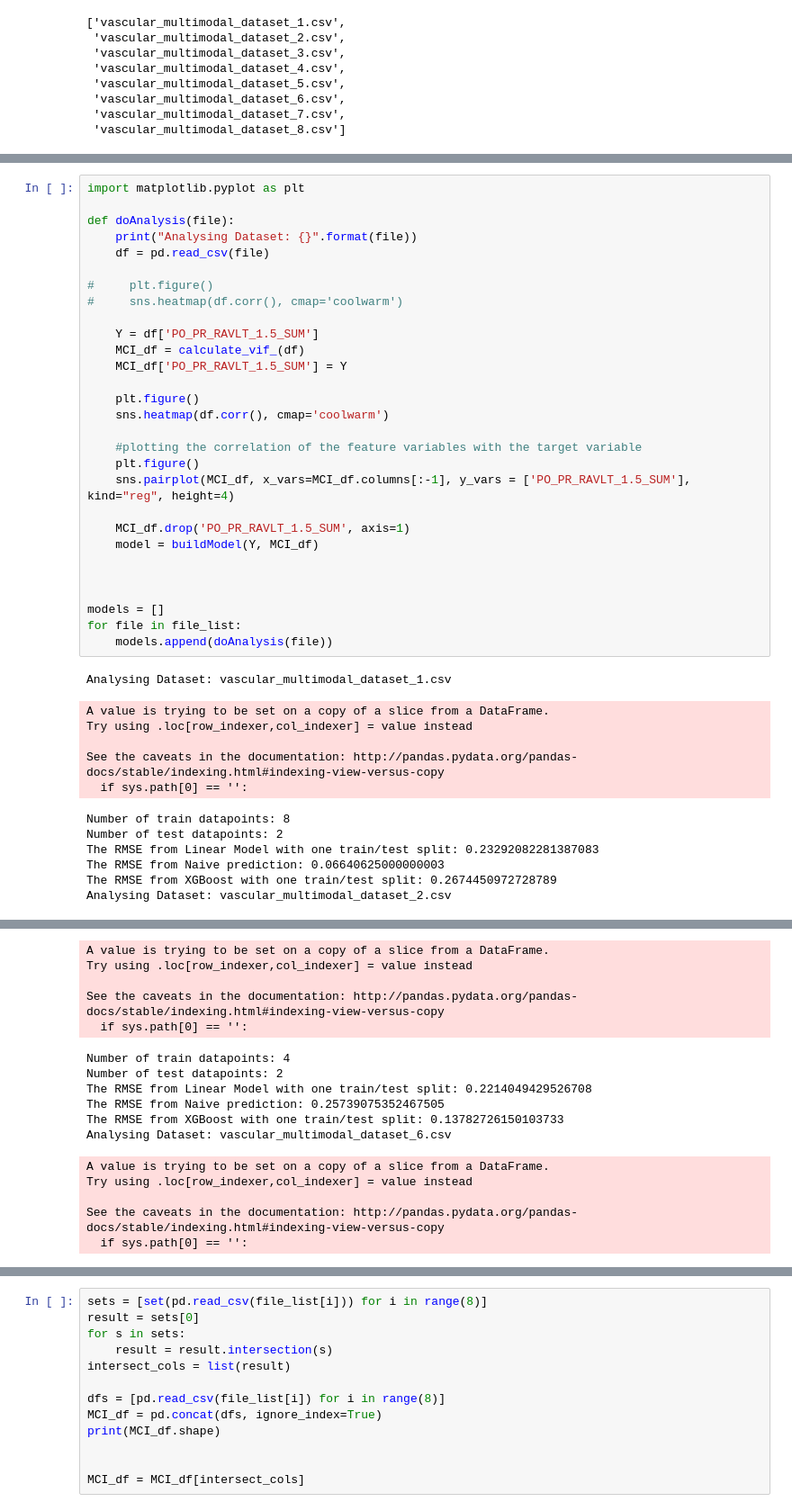
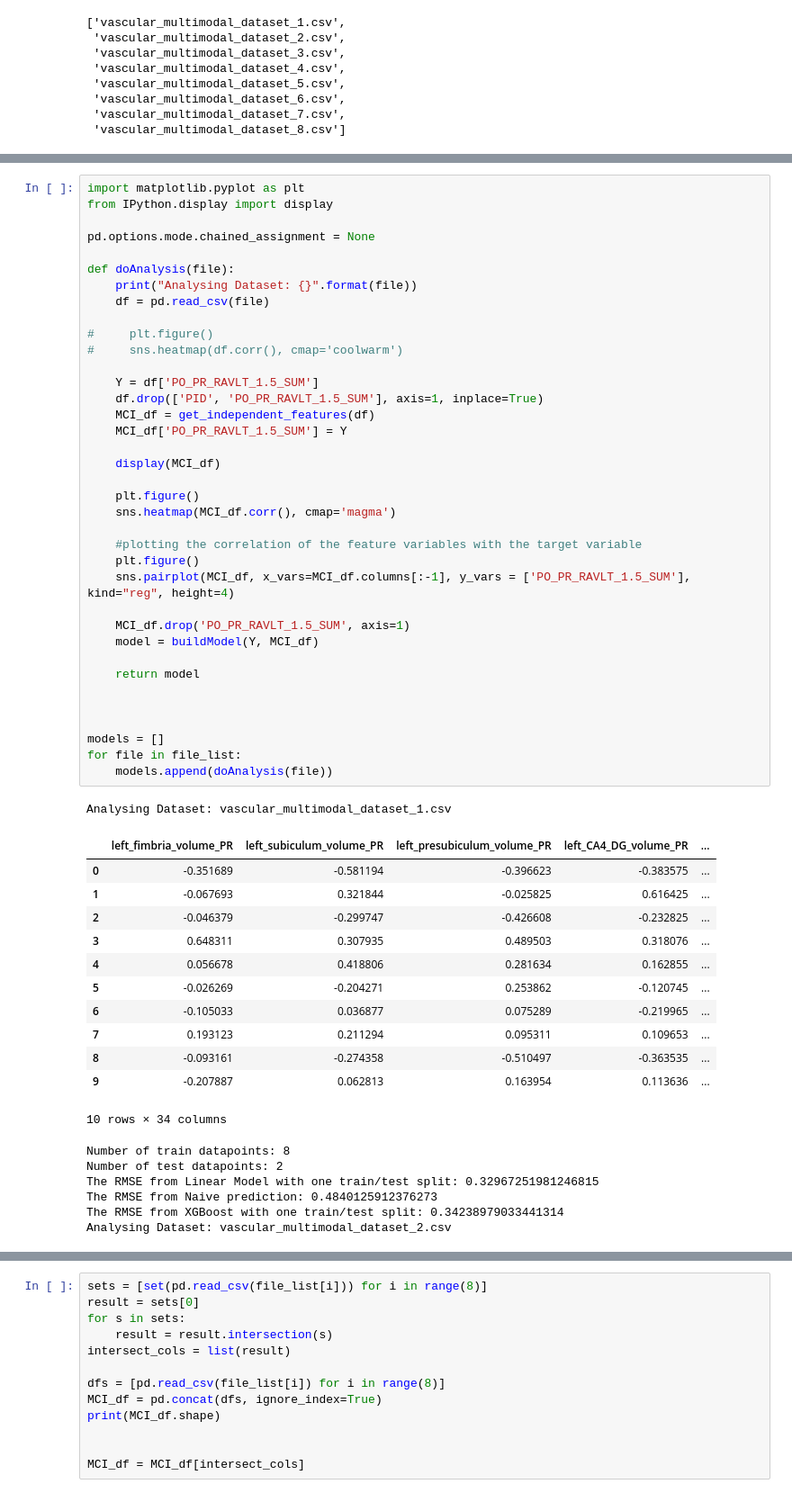
Before and after one commit to borislav-milkov/Cognitive-Disorder-Prediction, a Jupyter notebook: MCI_Pipeline.ipynb, the cells around one changed output, grey strips where cells are left out. Shown: that part at 90% size. Drawn from its saved outputs; the diff is of its cells as text.

```diff
--- a/MCI_Pipeline.ipynb
+++ b/MCI_Pipeline.ipynb
@@ -73,43 +79,58 @@ def buildModel(Y, MCI_df):
         return lm
 # %%
 import matplotlib.pyplot as plt
+from IPython.display import display
+
+pd.options.mode.chained_assignment = None
 
 def doAnalysis(file):
     print("Analysing Dataset: {}".format(file))
     df = pd.read_csv(file)
 
 #     plt.figure()
 #     sns.heatmap(df.corr(), cmap='coolwarm')
 
     Y = df['PO_PR_RAVLT_1.5_SUM']
-    MCI_df = calculate_vif_(df)
+    df.drop(['PID', 'PO_PR_RAVLT_1.5_SUM'], axis=1, inplace=True)
+    MCI_df = get_independent_features(df)
     MCI_df['PO_PR_RAVLT_1.5_SUM'] = Y
 
+    display(MCI_df)
+
     plt.figure()
-    sns.heatmap(df.corr(), cmap='coolwarm')
+    sns.heatmap(MCI_df.corr(), cmap='magma')
 
     #plotting the correlation of the feature variables with the target variable
     plt.figure()
     sns.pairplot(MCI_df, x_vars=MCI_df.columns[:-1], y_vars = ['PO_PR_RAVLT_1.5_SUM'], kind="reg", height=4)
 
     MCI_df.drop('PO_PR_RAVLT_1.5_SUM', axis=1)
     model = buildModel(Y, MCI_df)
 
+    return model
+
 
 
 models = []
 for file in file_list:
     models.append(doAnalysis(file))
 # %% [output]
 Analysing Dataset: vascular_multimodal_dataset_1.csv
+|  | left_fimbria_volume_PR | left_subiculum_volume_PR | left_presubiculum_volume_PR | left_CA4_DG_volume_PR | ... |
+| 0 | -0.351689 | -0.581194 | -0.396623 | -0.383575 | ... |
+| 1 | -0.067693 | 0.321844 | -0.025825 | 0.616425 | ... |
+| 2 | -0.046379 | -0.299747 | -0.426608 | -0.232825 | ... |
+| 3 | 0.648311 | 0.307935 | 0.489503 | 0.318076 | ... |
+| 4 | 0.056678 | 0.418806 | 0.281634 | 0.162855 | ... |
+| 5 | -0.026269 | -0.204271 | 0.253862 | -0.120745 | ... |
+| 6 | -0.105033 | 0.036877 | 0.075289 | -0.219965 | ... |
+| 7 | 0.193123 | 0.211294 | 0.095311 | 0.109653 | ... |
+| 8 | -0.093161 | -0.274358 | -0.510497 | -0.363535 | ... |
+| 9 | -0.207887 | 0.062813 | 0.163954 | 0.113636 | ... |
-A value is trying to be set on a copy of a slice from a DataFrame.
-Try using .loc[row_indexer,col_indexer] = value instead
-
-See the caveats in the documentation: http://pandas.pydata.org/pandas-docs/stable/indexing.html#indexing-view-versus-copy
-  if sys.path[0] == '':
+10 rows × 34 columns
 Number of train datapoints: 8
 Number of test datapoints: 2
-The RMSE from Linear Model with one train/test split: 0.23292082281387083
-The RMSE from Naive prediction: 0.06640625000000003
-The RMSE from XGBoost with one train/test split: 0.2674450972728789
+The RMSE from Linear Model with one train/test split: 0.32967251981246815
+The RMSE from Naive prediction: 0.4840125912376273
+The RMSE from XGBoost with one train/test split: 0.34238979033441314
 Analysing Dataset: vascular_multimodal_dataset_2.csv
@@ -149,16 +185,0 @@ Analysing Dataset: vascular_multimodal_dataset_5.csv
-A value is trying to be set on a copy of a slice from a DataFrame.
-Try using .loc[row_indexer,col_indexer] = value instead
-
-See the caveats in the documentation: http://pandas.pydata.org/pandas-docs/stable/indexing.html#indexing-view-versus-copy
-  if sys.path[0] == '':
-Number of train datapoints: 4
-Number of test datapoints: 2
-The RMSE from Linear Model with one train/test split: 0.2214049429526708
-The RMSE from Naive prediction: 0.25739075352467505
-The RMSE from XGBoost with one train/test split: 0.13782726150103733
-Analysing Dataset: vascular_multimodal_dataset_6.csv
-A value is trying to be set on a copy of a slice from a DataFrame.
-Try using .loc[row_indexer,col_indexer] = value instead
-
-See the caveats in the documentation: http://pandas.pydata.org/pandas-docs/stable/indexing.html#indexing-view-versus-copy
-  if sys.path[0] == '':
```
Also changed, not shown: parts of 4 cells of this notebook, 2 other files.
